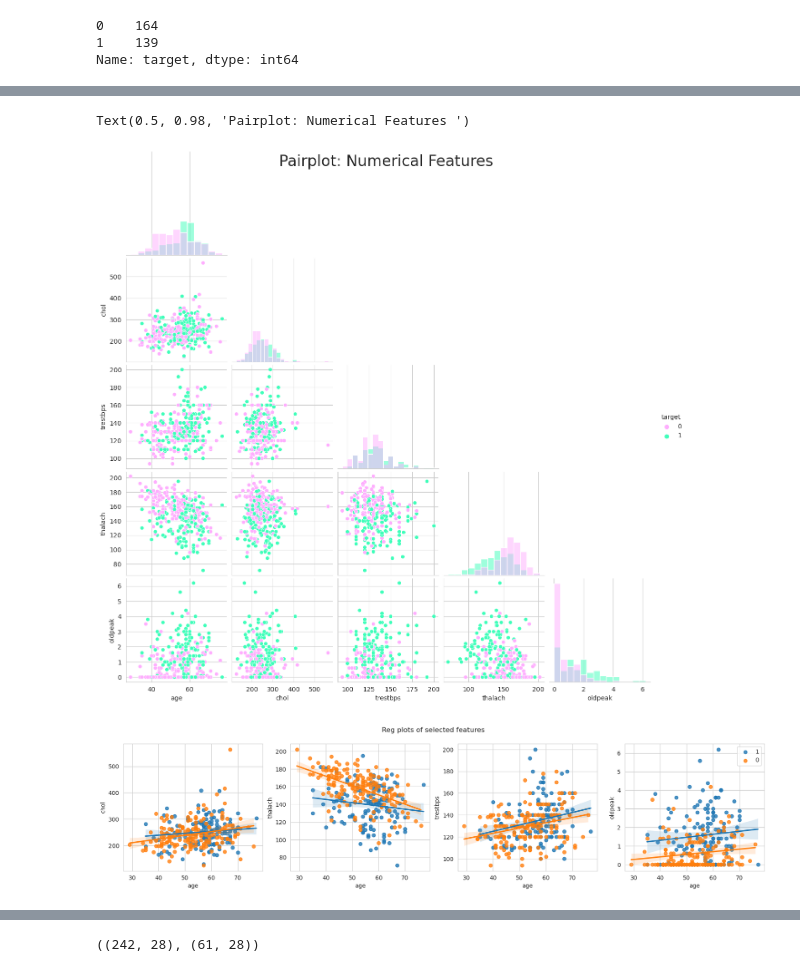
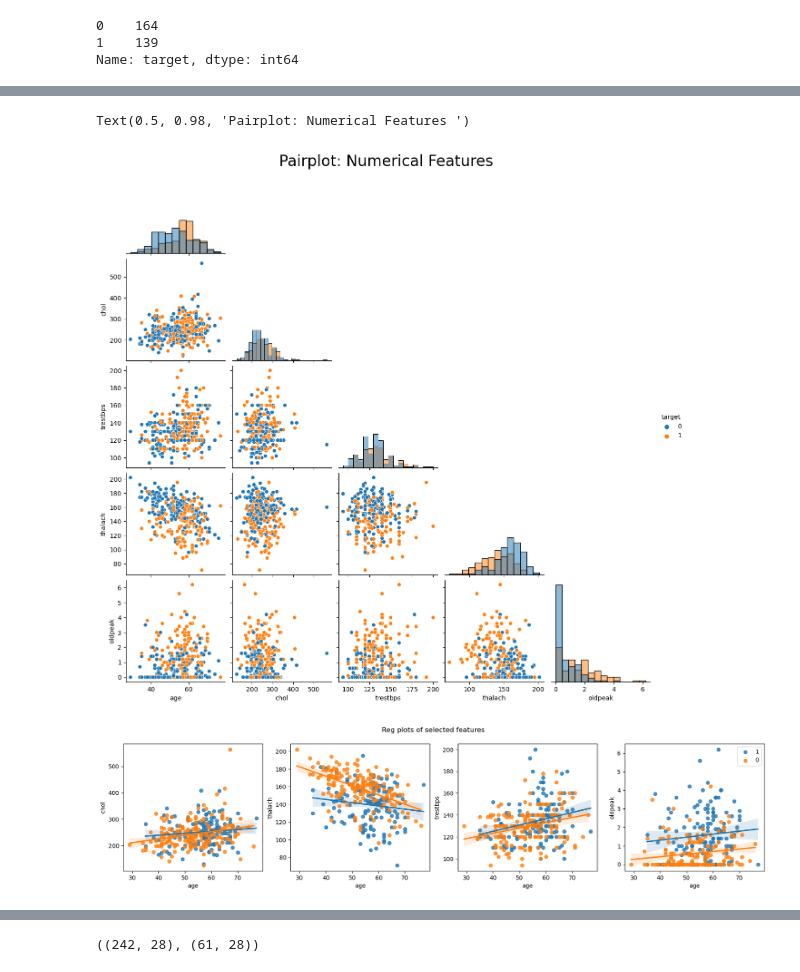
Before and after one commit to MapsaBootCamp/ML3_EXERCISE, a Jupyter notebook: W10-Heart.ipynb, the cells around one changed output, grey strips where cells are left out. Saved outputs shown, nothing was run; the diff lists cells and outputs as text; code cells hidden in the pictures.

```diff
--- a/W10-Heart.ipynb
+++ b/W10-Heart.ipynb
@@ -26,7 +26,7 @@ from sklearn.model_selection import cross_val_score
 from sklearn.svm import SVC
 # %%
 binary = pd.CategoricalDtype(categories=[0, 1])
-df = pd.read_csv(
+data = pd.read_csv(
     'processed.cleveland.data',
     header=None,
     na_values='?',
@@ -117,11 +114,11 @@ data.describe()
 # %%
 _ = ['age', 'chol', 'trestbps', 'thalach', 'oldpeak', 'target']
 data_ = data[_]
-g = sns.pairplot(data_, hue="target", corner=True, diag_kind='hist', palette=mypal[1::4]);
+g = sns.pairplot(data_, hue="target", corner=True, diag_kind='hist');
 plt.suptitle('Pairplot: Numerical Features ' ,fontsize = 24)
 # %% [output]
 Text(0.5, 0.98, 'Pairplot: Numerical Features ')
-[figure, old version]
+[figure, new version]
 # %%
 fig, ax = plt.subplots(1,4, figsize=(20, 4))
 sns.regplot(data=data[data['target'] ==1], x='age', y='chol', ax = ax[0], label='1')
@@ -135,5 +132,5 @@ sns.regplot(data=data[data['target'] ==0], x='age', y='oldpeak', ax = ax[3],  la
 plt.suptitle('Reg plots of selected features')
 plt.legend();
 # %% [output]
-[figure, old version]
+[figure, new version]
 # %%
```
Also changed, not shown: parts of 7 cells of this notebook.
